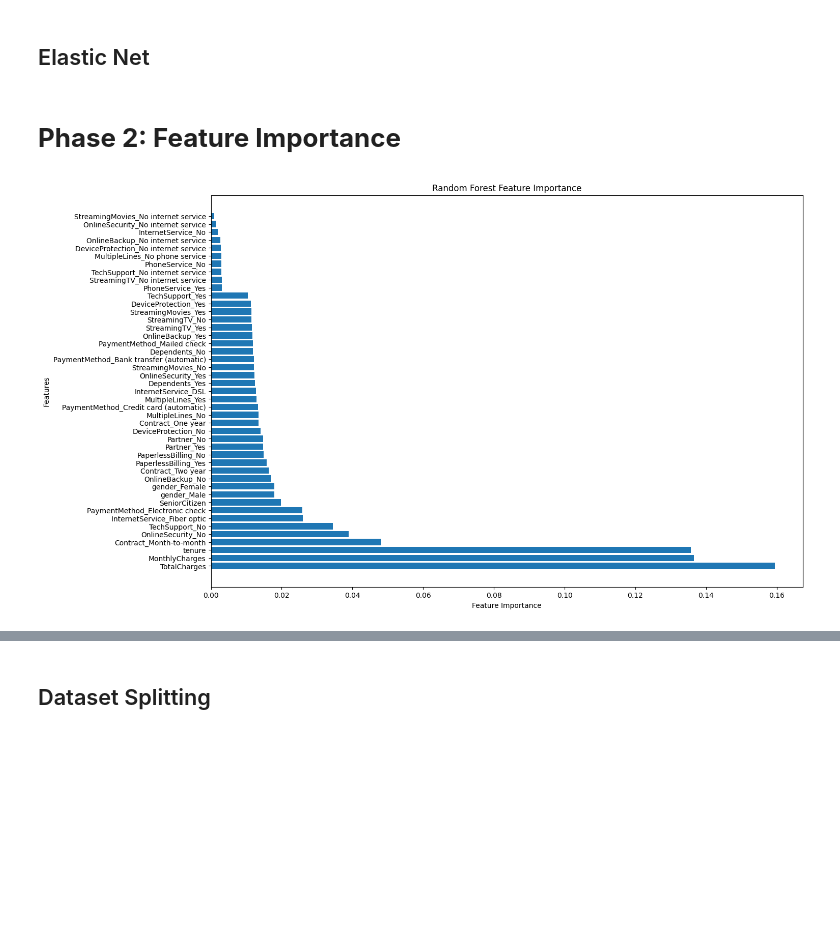
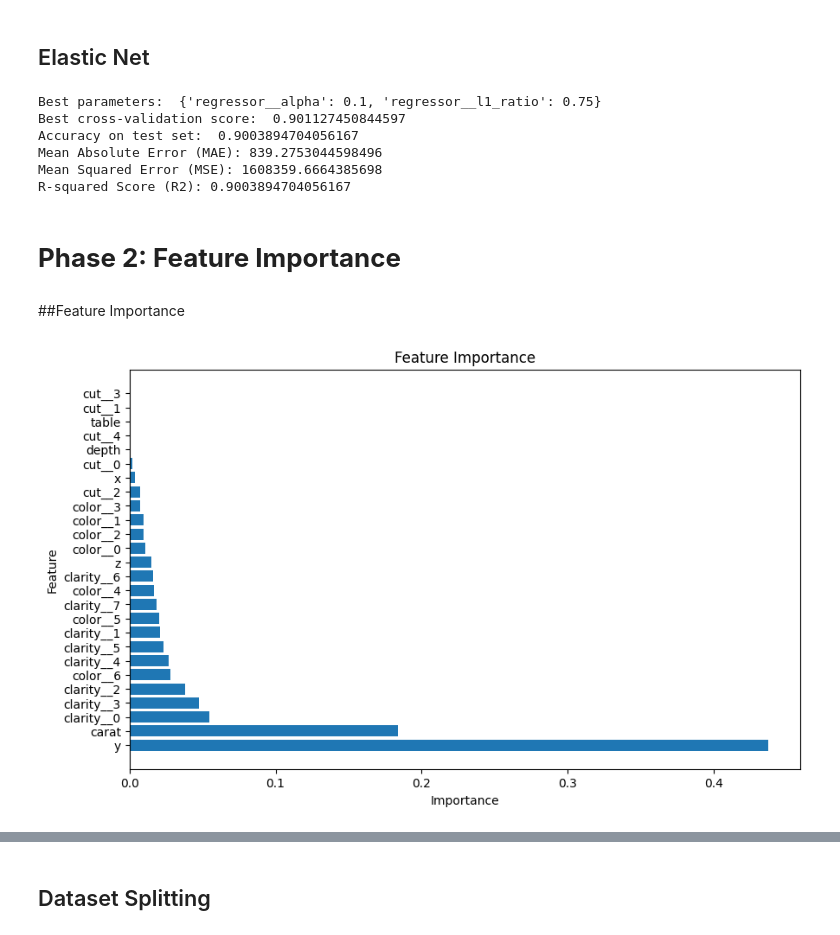
Before and after one commit to devapratama/Diamonds-Price-Prediction, a Jupyter notebook: Diamonds_Price_Prediction.ipynb, the cells around one changed output, grey strips where cells are left out. Drawn from its saved outputs; the diff is of its cells as text; code cells hidden in the pictures; blank space fills up the shorter version.

```diff
--- a/Diamonds_Price_Prediction.ipynb
+++ b/Diamonds_Price_Prediction.ipynb
@@ -340,8 +355,9 @@ knn_pipeline = Pipeline([
 ])
 
 knn_param_grid = {
-    'regressor__n_neighbors': [3, 5, 7],
-    'regressor__weights': ['uniform', 'distance']
+    'regressor__n_neighbors': [7, 9],
+    'regressor__weights': ['uniform', 'distance'],
+    'regressor__p': [1, 2]
 }
 # %%
 knn_grid_search = GridSearchCV(knn_pipeline, knn_param_grid, cv=5)
@@ -373,10 +396,10 @@ svm_pipeline = Pipeline([
 
 svm_param_grid = {
     'regressor__kernel': ['linear', 'rbf'],
-    'regressor__C': [0.1, 1, 10]
+    'regressor__C': [1]
 }
 # %%
-svm_grid_search = GridSearchCV(svm_pipeline, svm_param_grid, cv=5)
+svm_grid_search = GridSearchCV(svm_pipeline, svm_param_grid, cv=4)
 svm_grid_search.fit(X_train, y_train)
 
 print("Best parameters: ", svm_grid_search.best_params_)
@@ -431,7 +468,7 @@ print("R-squared Score (R2):", r2)
 # %%
 xgb_pipeline = Pipeline([
     ('preprocessor', preprocessor),
-    ('regressor', xgb.XGBRegressor())
+    ('regressor', XGBRegressor())
 ])
 
 xgb_param_grid = {
@@ -490,22 +534,39 @@ r2 = r2_score(y_test, y_pred_elasticnet)
 print("Mean Absolute Error (MAE):", mae)
 print("Mean Squared Error (MSE):", mse)
 print("R-squared Score (R2):", r2)
+# %% [output]
+Best parameters:  {'regressor__alpha': 0.1, 'regressor__l1_ratio': 0.75}
+Best cross-validation score:  0.901127450844597
+Accuracy on test set:  0.9003894704056167
+Mean Absolute Error (MAE): 839.2753044598496
+Mean Squared Error (MSE): 1608359.6664385698
+R-squared Score (R2): 0.9003894704056167
 # %% [markdown]
 # **Phase 2: Feature Importance**
-# %%
-feature_importance = svc_grid_search.feature_importances_
-feature_names = X.columns
-
-sorted_idx = feature_importance.argsort()[::-1]
-sorted_features = feature_names[sorted_idx]
-sorted_importance = feature_importance[sorted_idx]
-
-plt.figure(figsize=(15, 10))
-plt.barh(sorted_features, sorted_importance)
-plt.xlabel('Feature Importance')
-plt.ylabel('Features')
-plt.title('Random Forest Feature Importance')
-plt.show()
-# %% [output]
-[figure, removed]
+# %% [markdown]
+##Feature Importance
+# %%
+xgb_regressor = xgb_grid_search.best_estimator_.named_steps['regressor']
+
+preprocessor = xgb_grid_search.best_estimator_.named_steps['preprocessor']
+encoded_categorical_features = preprocessor.transformers_[1][1].named_steps['onehot'].categories_
+encoded_categorical_feature_names = [
+    f"{feature}__{value}"
+    for feature, values in zip(categorical_features, encoded_categorical_features)
+    for value in values
+]
+preprocessed_features = numeric_features + encoded_categorical_feature_names
+
+feature_importance = xgb_regressor.feature_importances_
+feature_importance_df = pd.DataFrame({'Feature': preprocessed_features, 'Importance': feature_importance})
+feature_importance_df = feature_importance_df.sort_values(by='Importance', ascending=False)
+
+plt.figure(figsize=(10, 6))
+plt.barh(feature_importance_df['Feature'], feature_importance_df['Importance'])
+plt.xlabel('Importance')
+plt.ylabel('Feature')
+plt.title('Feature Importance')
+plt.show()
+# %% [output]
+[figure, added]
 # %%
```
Also changed, not shown: parts of 26 cells of this notebook.
